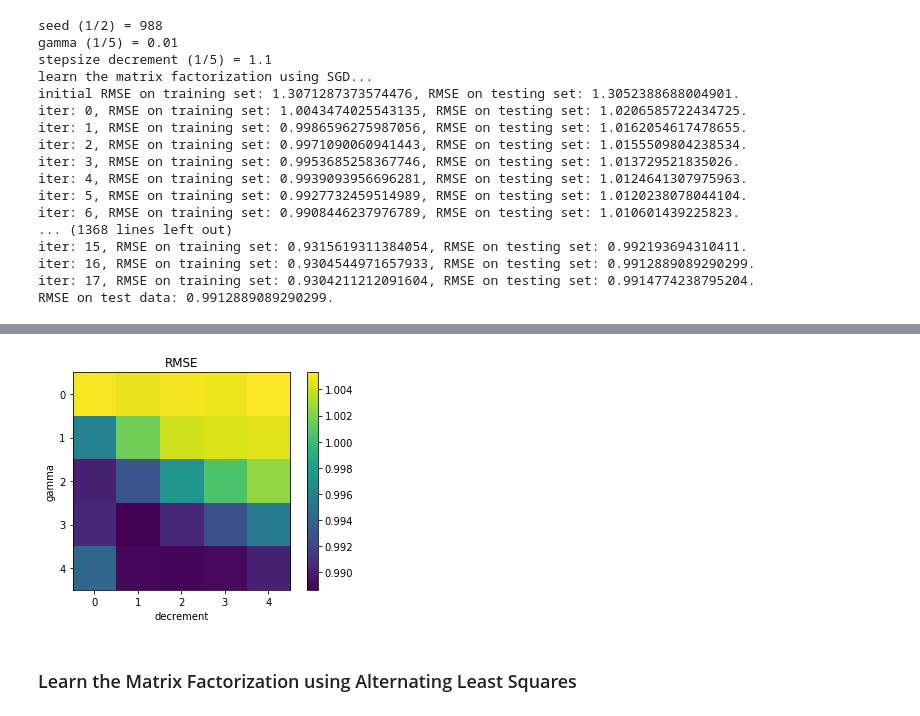
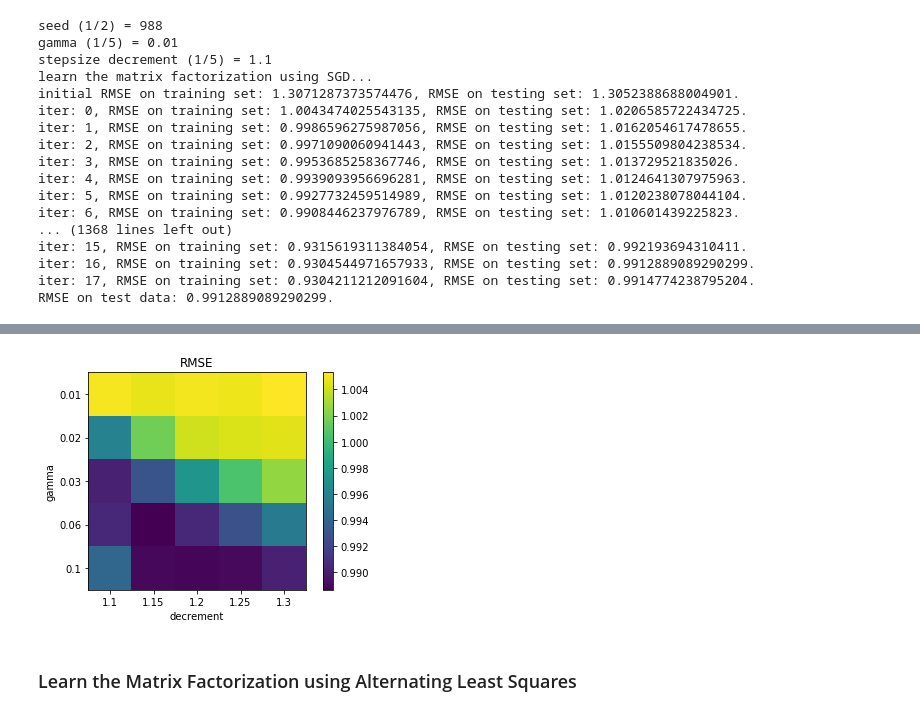
Before and after one commit to Anne-Aimee/recommender_system, a Jupyter notebook: src/main.ipynb, the cells around one changed output, grey strips where cells are left out. Cells and saved outputs as stored; diff of their text form; code cells hidden in the pictures.

```diff
--- a/src/main.ipynb
+++ b/src/main.ipynb
@@ -378,15 +428,3 @@ iter: 15, RMSE on training set: 0.9315619311384054, RMSE on testing set: 0.99219
 iter: 16, RMSE on training set: 0.9304544971657933, RMSE on testing set: 0.9912889089290299.
 iter: 17, RMSE on training set: 0.9304211212091604, RMSE on testing set: 0.9914774238795204.
 RMSE on test data: 0.9912889089290299.
-# %%
-def plot_simple_heatmap(data, title, xlabel, ylabel):
-
-    f,a = plt.subplots()
-    a.set_xlabel(xlabel)
-    a.set_ylabel(ylabel)
-    a.set_title(title)
-    heatmap_corr = a.imshow(data)
-    f.colorbar(heatmap_corr, ax=a)
-
-data = np.random.rand(200,300)
-plot_simple_heatmap(data, "title", "xlabel", "ylabel")
@@ -395,4 +430,0 @@ plot_simple_heatmap(data, "title", "xlabel", "ylabel")
-# %%
-plot_simple_heatmap(np.min(rmse_te, axis = 0), "RMSE", "decrement", "gamma")
-# %% [output]
-[figure, removed]
@@ -424,3 +431,11 @@ plot_simple_heatmaps(data_1, data_2, 'fig_title', 'subtitle_1', 'subtitle_2', 'x
+# %%
+RMSE_test_tuning_lambdas = np.load('../results_of_lengthy_computations/RMSE_test_tuning_gammas.npy')
+gammas = np.logspace(-2,-1,num = 5)
+gamma_dec_step_sizes = np.linspace(1.1,1.3,5)
+plot_simple_heatmap(np.min(RMSE_test_tuning_lambdas, axis = 0), "RMSE", "decrement",np.around(gamma_dec_step_sizes,2), "gamma",np.around(gammas,2))
+plt.savefig('../plots/heatmap_tuning_gammas.png')
+# %% [output]
+[figure, added]
 # %% [markdown]
 ### Learn the Matrix Factorization using Alternating Least Squares
 # %%
```
Also changed, not shown: parts of 9 cells of this notebook, 4 other files.
